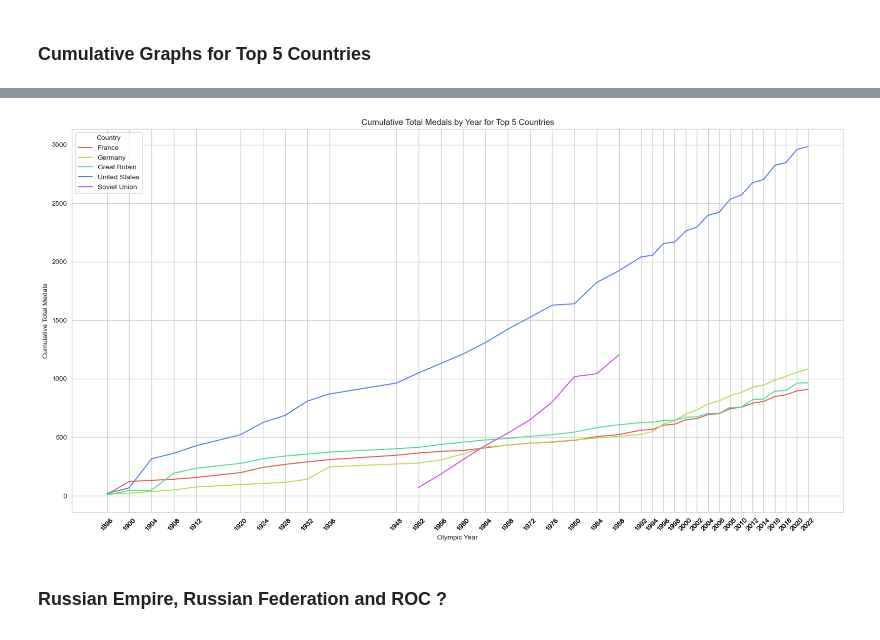
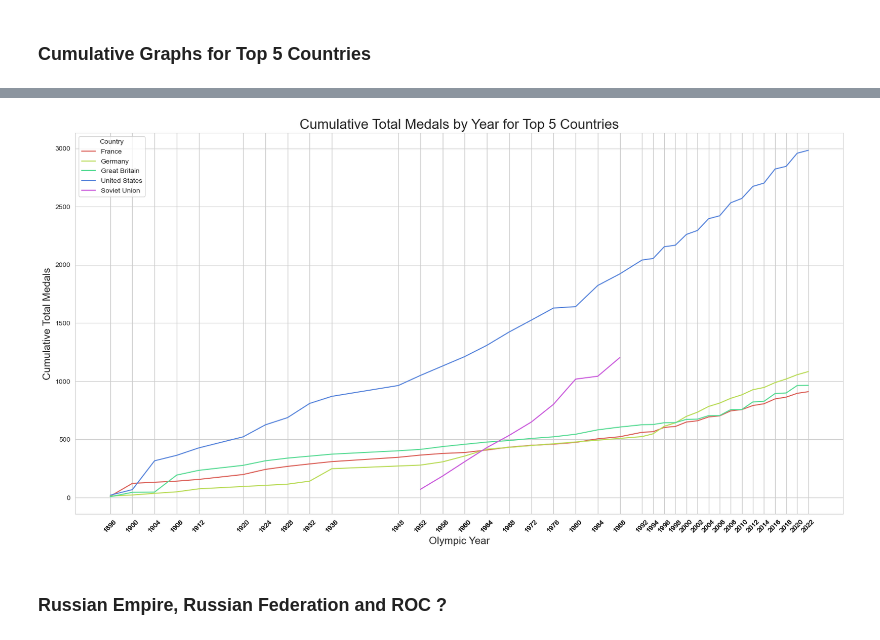
Before and after one commit to gururaser/data-analysis-of-olympic-games, a Jupyter notebook: data_analysis_of_olympic_games.ipynb, the cells around one changed output, grey strips where cells are left out. Saved outputs shown, nothing was run; the diff lists cells and outputs as text; code cells hidden in the pictures.

```diff
--- a/data_analysis_of_olympic_games.ipynb
+++ b/data_analysis_of_olympic_games.ipynb
@@ -426,15 +427,15 @@ plt.show()
 # %%
 top5_medals_by_year = top5_medals_by_year.sort_values('year')
 plt.figure(figsize=(20, 10))
 sns.lineplot(data=top5_medals_by_year, x='year', y='cumulative_total', hue='country',palette="hls")
-plt.xlabel('Olympic Year')
-plt.ylabel('Cumulative Total Medals')
-plt.title('Cumulative Total Medals by Year for Top 5 Countries')
-plt.legend(title='Country', loc='upper left')
+plt.xlabel('Olympic Year',fontsize = 15)
+plt.ylabel('Cumulative Total Medals',fontsize = 15)
+plt.title('Cumulative Total Medals by Year for Top 5 Countries',fontsize = 20)
+plt.legend(title='Country', loc='upper left',)
 plt.xticks(top5_medals_by_year['year'], rotation=45)
 plt.show()
 # %% [output]
-[figure, old version]
+[figure, new version]
 # %% [markdown]
 ### Russian Empire, Russian Federation and ROC ?
 # %% [markdown]
```
Also changed, not shown: parts of 20 cells of this notebook.
